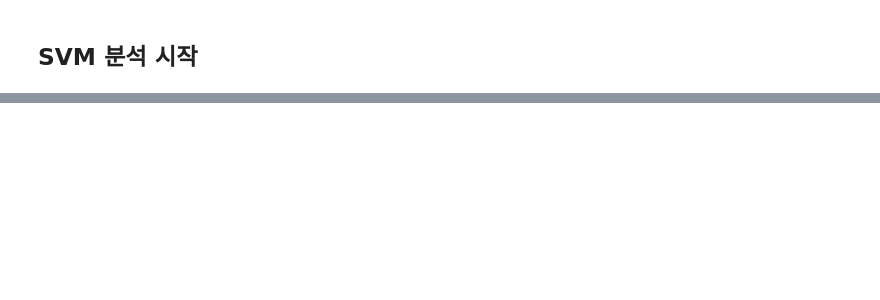
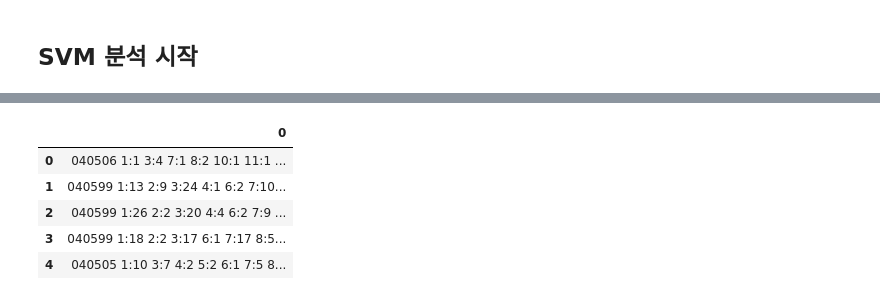
Before and after one commit to yeonsikC/KISTI-NLP_mapping, a Jupyter notebook: KISTI-NTIS-Machine_Learning.ipynb, the cells around one changed output, grey strips where cells are left out. Drawn from its saved outputs; the diff is of its cells as text; code cells hidden in the pictures; blank space fills up the shorter version.

```diff
--- a/KISTI-NTIS-Machine_Learning.ipynb
+++ b/KISTI-NTIS-Machine_Learning.ipynb
@@ -702,0 +874,9 @@ libsvm.to_pickle('libsvm_not_english.pkl')
+# %%
+libsvm.head()
+# %% [output]
+|  | 0 |
+| 0 | 040506 1:1 3:4 7:1 8:2 10:1 11:1 ... |
+| 1 | 040599 1:13 2:9 3:24 4:1 6:2 7:10... |
+| 2 | 040599 1:26 2:2 3:20 4:4 6:2 7:9 ... |
+| 3 | 040599 1:18 2:2 3:17 6:1 7:17 8:5... |
+| 4 | 040505 1:10 3:7 4:2 5:2 6:1 7:5 8... |
```
Also changed, not shown: parts of 76 cells of this notebook.
